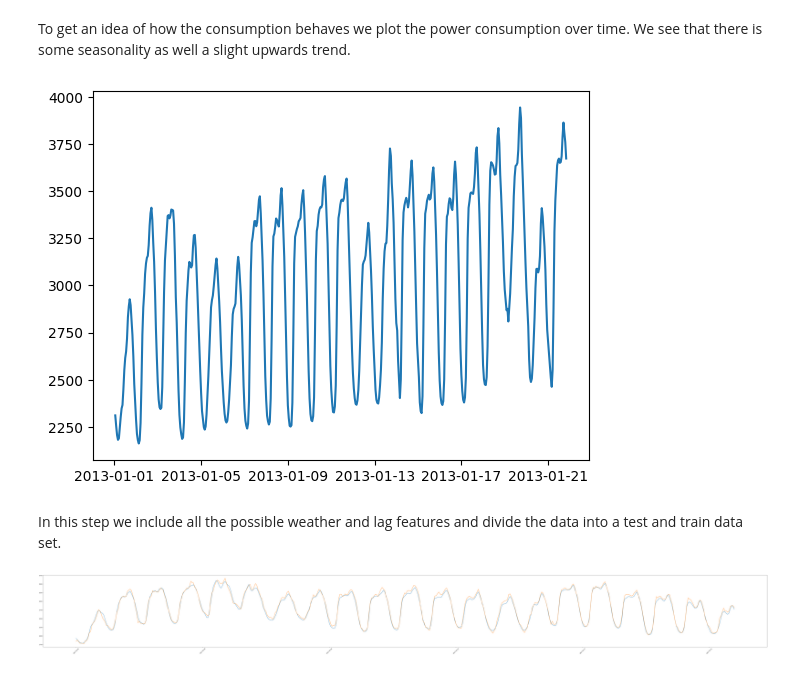
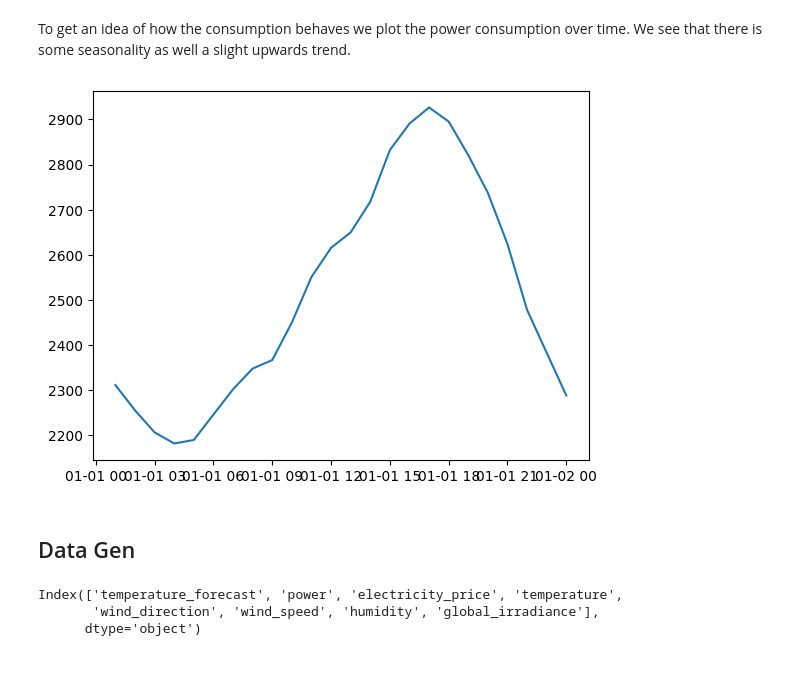
Before and after one commit to sjjtu/MAthesis, a Jupyter notebook: code/explore.ipynb, the cells around one changed output. Saved outputs shown, nothing was run; the diff lists cells and outputs as text; code cells hidden in the pictures.

```diff
--- a/code/explore.ipynb
+++ b/code/explore.ipynb
@@ -46,17 +46,9 @@ memory usage: 6.9 MB
 To get an idea of how the consumption behaves we plot the power consumption over time. We see that there is some seasonality as well a slight upwards trend.
 # %%
 plt.figure()
-plt.plot(data.timestamp.head(500), data.power.head(500))
+plt.plot(data.timestamp.head(24), data.power.head(24))
 plt.show()
 # %% [output]
-[figure, old version]
+[figure, new version]
-# %% [markdown]
-In this step we include all the possible weather and lag features and divide the data into a test and train data set.
-# %%
-plt.figure(figsize=(100,10))
-plt.plot(test.head(500)["timestamp"], test.head(500)["power"])
-plt.plot(test.head(500)["timestamp"], (res_pred_test+trend_pred_test).head(500))
-plt.xticks(rotation=45)
-plt.show()
-# %% [output]
-[figure, removed]
+# %% [markdown]
+## Data Gen
@@ -62,0 +67,6 @@ plt.show()
+# %%
+data.select_dtypes(include=["float"]).columns
+# %% [output]
+Index(['temperature_forecast', 'power', 'electricity_price', 'temperature',
+       'wind_direction', 'wind_speed', 'humidity', 'global_irradiance'],
+      dtype='object')
```
Also changed, not shown: parts of 6 cells of this notebook.
